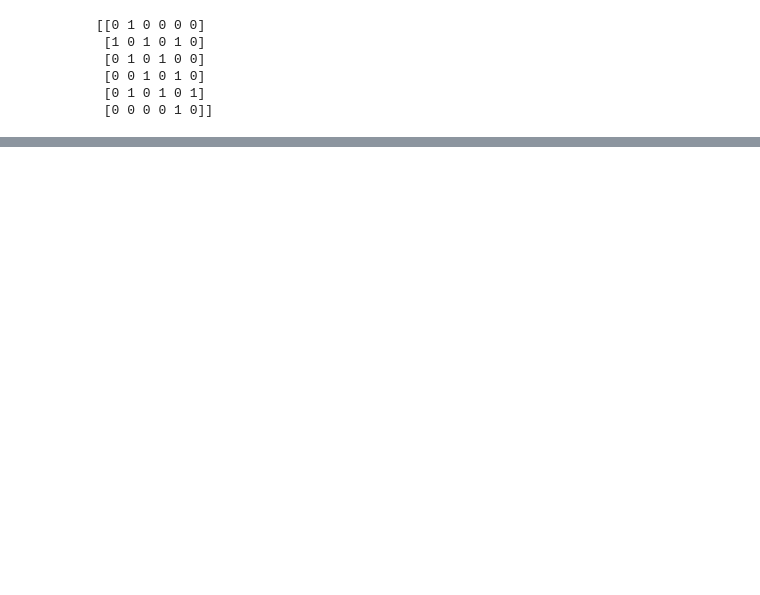
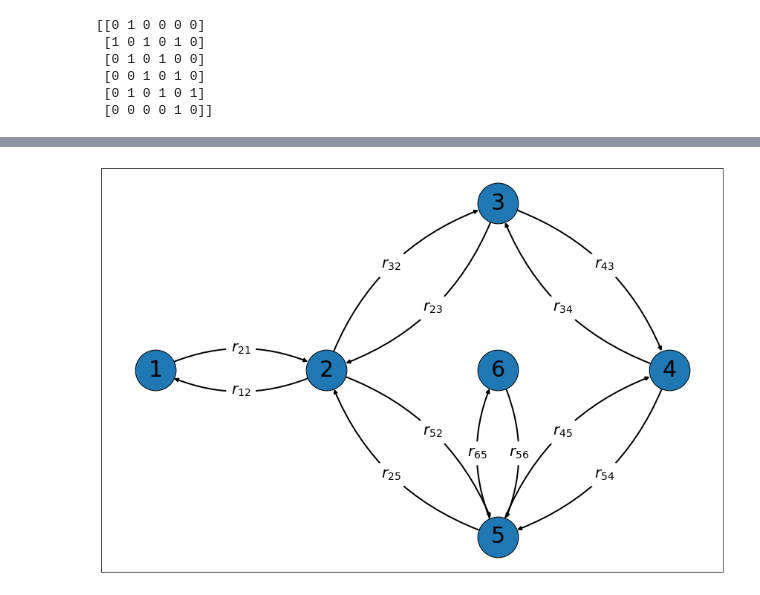
Before and after one commit to larstors/Master-Thesis, a Jupyter notebook: Code/affinity.ipynb, the cells around one changed output, grey strips where cells are left out. Cells and saved outputs as stored; diff of their text form; code cells hidden in the pictures; blank space fills up the shorter version.

```diff
--- a/Code/affinity.ipynb
+++ b/Code/affinity.ipynb
@@ -25,13 +25,13 @@ def plot_network(A, w=np.ones_like(A), position={1:(0,0),2:(1,0),3:(2,1),4:(3,0)
         for j in range(6):
             if A[i, j] == 1:
                 #G.add_edge(i,j)
-                edges.append((i+1, j+1, weight=w[i,j], {"w":r"$r_{%d%d}$" % (i+1, j+1)}))
+                edges.append((i+1, j+1, {"w":r"$r_{%d%d}$" % (i+1, j+1)}))
         G.add_node(i+1)
 
     G.add_edges_from(edges)
 
 
-    fixed_positions = {1:(0,0),2:(1,0),3:(2,1),4:(3,0),5:(2,-1),6:(2,0)}#dict with two of the positions set
+    fixed_positions = position #dict with two of the positions set
     fixed_nodes = fixed_positions.keys()
     pos = nx.spring_layout(G, pos=fixed_positions, fixed=fixed_nodes)
 
@@ -63,0 +63 @@ SyntaxError: invalid syntax (<ipython-input-70-de5991e9d539>, line 8)
+[figure, added]
```
Also changed, not shown: parts of 17 cells of this notebook, 2 other files.
